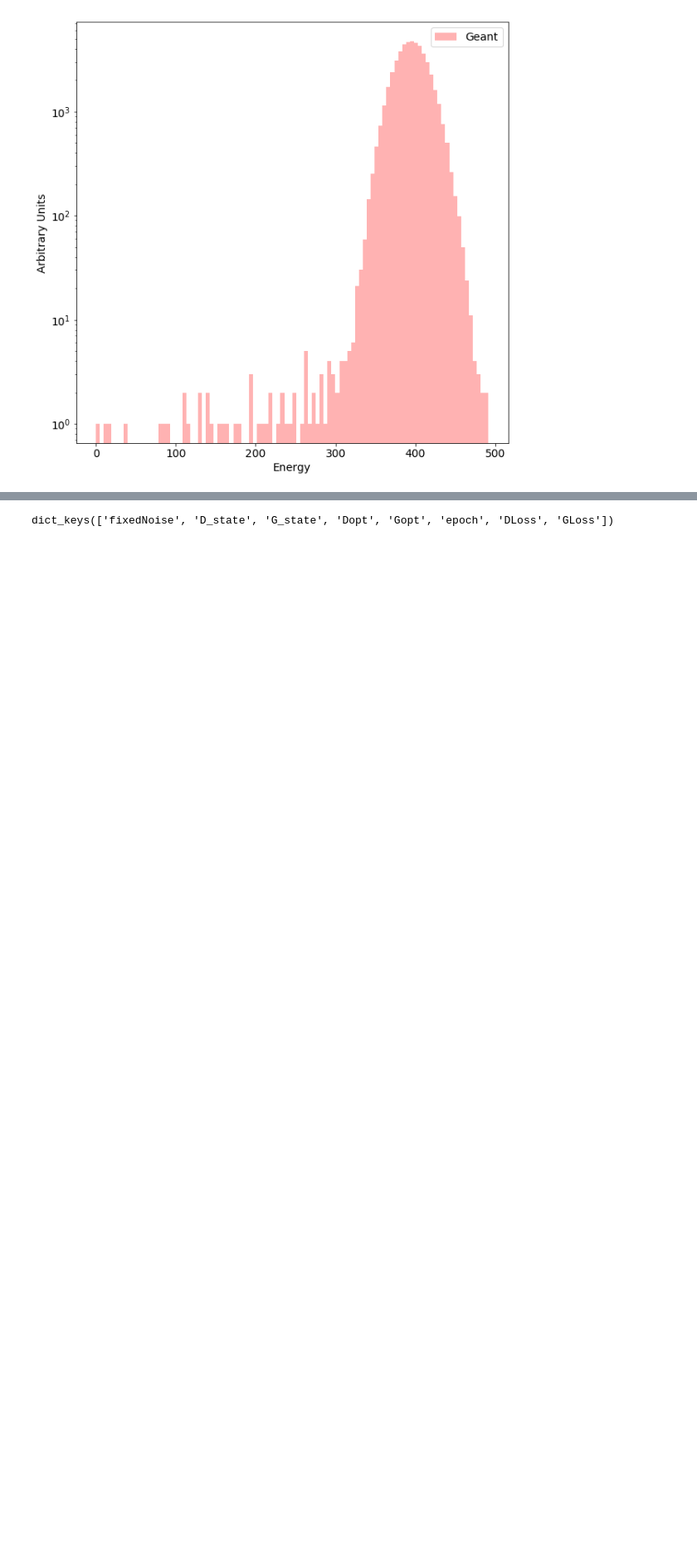
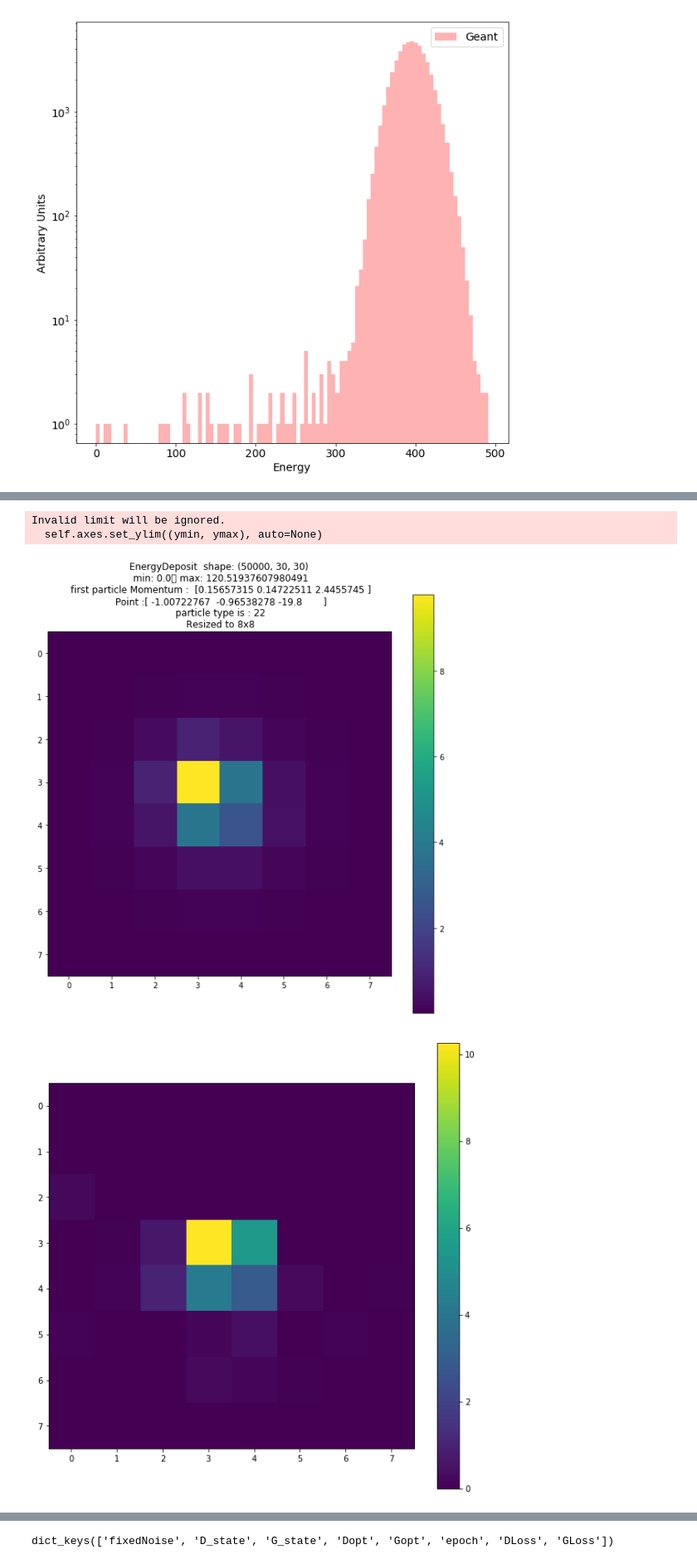
Before and after one commit to Mintas/diving-deep-learning, a Jupyter notebook: Test_learning_for_different_batch_sizes.ipynb, the cells around one changed output, grey strips where cells are left out. Shown at 83% size. Saved outputs shown, nothing was run; the diff lists cells and outputs as text; code cells hidden in the pictures; blank space fills up the shorter version.

Commit message:
created linear strategy for 8 resized, energy looks nice

```diff
--- a/Test_learning_for_different_batch_sizes.ipynb
+++ b/Test_learning_for_different_batch_sizes.ipynb
@@ -80,7 +80,7 @@ ecalData = np.load('%s.npz' % datasetName)
 %cd content/diving-deep-learning/
 %mkdir resources/computed
 
-archVersion = 'dcganBatchNorm_incBs_x10' #arch version
+archVersion = 'dcganBatchNorm_resize8_LIN' #arch version
 resultingName = 'resources/computed/%s_%s' % (datasetName, archVersion)
 # %% [output]
 /
@@ -147,7 +166,7 @@ tds = len(dataSet)
 #gonna train 50k dataset with batch_sizes of 50, 100, 250, 500, 1000, 2500, 5000, 10k, measured in % in testCases below
 #NOTE !!! I decided to train nets for 200 epochs only, because of to slow learning process
 # [tds * 0.2, 200], [tds * 0.1, 200], , [tds * 0.002, 10], [tds * 0.005, 20], [tds * 0.02, 100],  [tds * 0.05, 100]
-testPlan = [ [tds * 0.002, 10] ]# [tds * 0.001, 10],  [tds * 0.01, 25], [tds * 0.1, 50] ]
+testPlan = [ [tds * 0.02, 200] ]# [tds * 0.001, 10],  [tds * 0.01, 25], [tds * 0.1, 50] ]
 #testPlan = [ [tds * 0.2, 250]  ]
 # %%
 import os
@@ -163,7 +182,7 @@ for testCase in testPlan :
   pdfFile = resultingName + '_' + str(batch_size)
   itersPerEpoch = len(dataSet) / batch_size
   print(pdfFile + '\t' + str(itersPerEpoch))
-  debugg = trainer.Debugg(itersPerEpoch / 1, itersPerEpoch, min(num_epochs, 25)) #plot set to big number to force trainer to plot generated images only once per epoch
+  debugg = trainer.Debugg(itersPerEpoch / 5, itersPerEpoch, min(num_epochs, 20)) #plot set to big number to force trainer to plot generated images only once per epoch
 
 
   problem = domain.parameters.ProblemSize(nz, ngf, nc, batch_size, imgSize)
@@ -305,24 +296,31 @@ def plotGradPenalties(penalties, norms):
     plt.ylabel("Value")
     plt.legend()
 # %%
-checkpoint = torch.load(ganFile)
+checkpoint = torch.load(resultingName + iogan.EXTENSION)
 
 netD.load_state_dict(checkpoint['D_state'])
 netG.load_state_dict(checkpoint['G_state'])
 netG.eval(), netD.eval()
 
-%cd /
-%cd content/
-ecalData = AF.parseEcalData(datasetName)
+#%cd /
+#%cd content/
+#ecalData = AF.parseEcalData(datasetName)
 
-%cd /
-%cd content/diving-deep-learning/
+#%cd /
+#%cd content/diving-deep-learning/
 
 
-shape = ecalData.response.shape
+shape = ecalDataPojo.response.shape
 print(shape)
 
 with torch.no_grad():
   tonnsOfNoise = torch.randn(shape[0], nz, 1, 1, device=device)
   generated = netG(tonnsOfNoise)
-fakeData = AF.EcalData(generated.reshape(shape).cpu().numpy(), ecalData.momentum, ecalData.point)
+  fakeData = domain.ecaldata.EcalData(generated.reshape(shape).cpu().numpy(), ecalDataPojo.momentum, ecalDataPojo.point)
+
+OAF.runAnalytics('/' + resultingName, ecalDataPojo, fakeData)
+
+plt.imshow(abs(np.mean(ecalDataPojo.response, axis=0, keepdims=False) - np.mean(fakeData.response, axis=0, keepdims=False)))
+plt.colorbar()
+plt.show()
+# %% [output]
@@ -328,0 +334,4 @@ fakeData = AF.EcalData(generated.reshape(shape).cpu().numpy(), ecalData.momentum
+Invalid limit will be ignored.
+  self.axes.set_ylim((ymin, ymax), auto=None)
+[figure, added]
+[figure, added]
```
Also changed, not shown: parts of 14 cells of this notebook.
